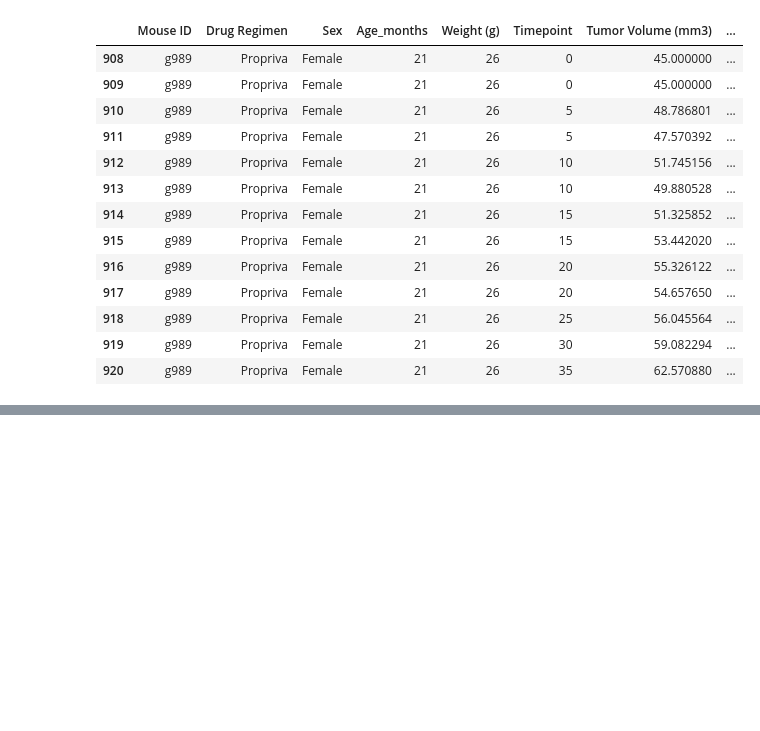
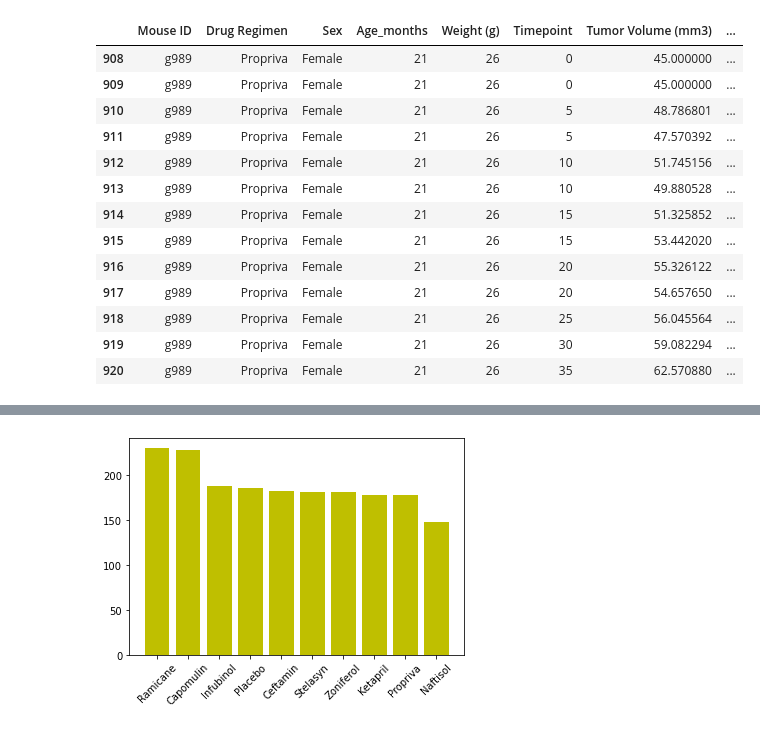
Before and after one commit to codere109/matplotlib, a Jupyter notebook: Pymaceuticals HW.ipynb, the cells around one changed output, grey strips where cells are left out. Cells and saved outputs as stored; diff of their text form; code cells hidden in the pictures; blank space fills up the shorter version.

```diff
--- a/Pymaceuticals HW.ipynb
+++ b/Pymaceuticals HW.ipynb
@@ -79,0 +98,5 @@ dropped_mouse_df = comb_data_df.drop
+# %%
+#dataframe with reduced mouse value 'g989'
+clean_df = comb_data_df.loc[comb_data_df['Mouse ID']!= 'g989']
+
+clean_df.head(910)
@@ -85,0 +225,10 @@ new_total_mice
+# %%
+#create plt bar
+x_axis = clean_df['Drug Regimen'].unique()
+y_axis = clean_df['Drug Regimen'].value_counts()
+sum_time_drug_mice = plt.bar(x_axis, y_axis, color='y',align='center')
+ticks = x_axis
+plt.xticks(ticks, rotation=45)
+plt.show()
+# %% [output]
+[figure, added]
```
Also changed, not shown: parts of 42 cells of this notebook.
